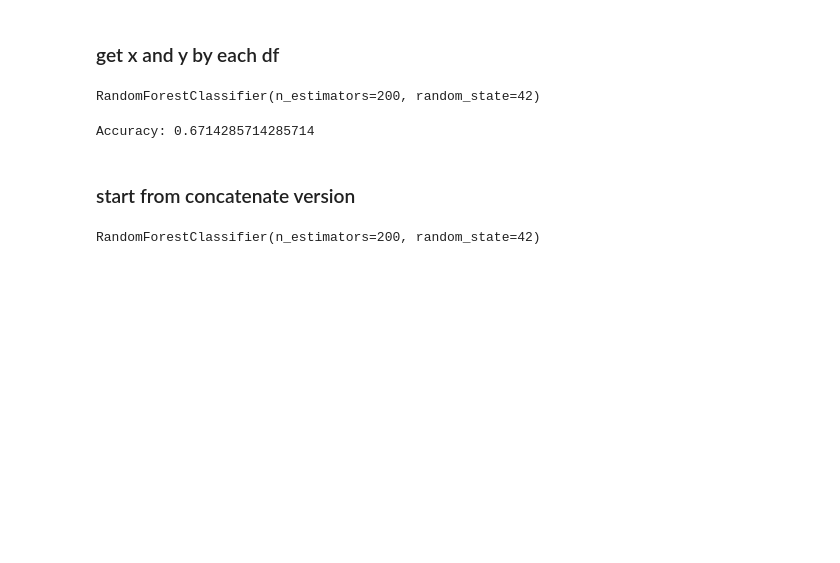
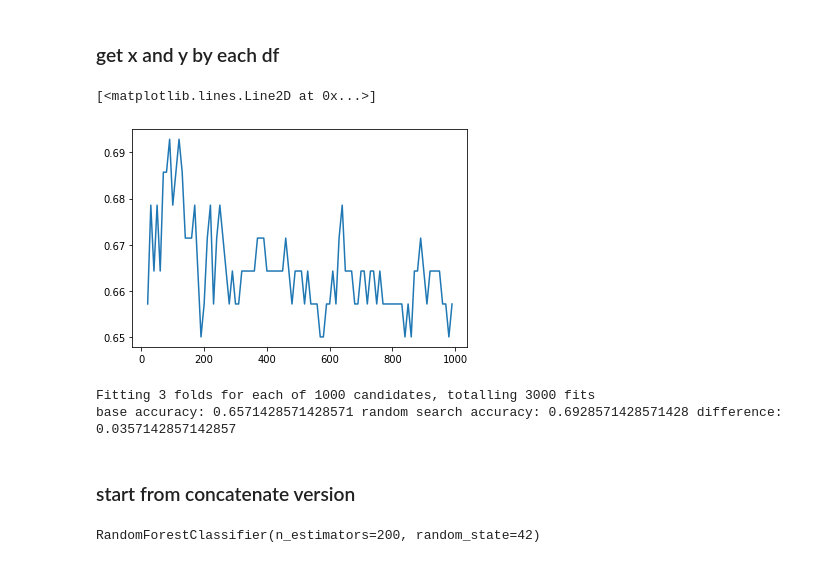
Before and after one commit to arobers1/CSYS5870, a Jupyter notebook: Clean_Concat_Data_RF.ipynb, the cells around one changed output. Drawn from its saved outputs; the diff is of its cells as text; code cells hidden in the pictures; blank space fills up the shorter version.

Commit message:
did some random parameter searching

```diff
--- a/Clean_Concat_Data_RF.ipynb
+++ b/Clean_Concat_Data_RF.ipynb
@@ -347,21 +349,51 @@ x_tests = pd.concat(x_tests, axis=0)
 y_trains = pd.concat(y_trains, axis=0)
 y_tests = pd.concat(y_tests, axis=0)
 # %%
-# Create and train the random forest classifier
-rf_classifier = RandomForestClassifier(n_estimators=200, random_state=42)
-rf_classifier.fit(x_trains, y_trains)
+accuracies = []
+ns = np.arange(20, 500, 20)
+for n in ns:
+    # Create and train the random forest classifier
+    rf_classifier = RandomForestClassifier(n_estimators=n, random_state=42)
+    rf_classifier.fit(x_trains, y_trains)
+
+    # splitting across the samples
+    # Predict on the test set
+    y_pred = rf_classifier.predict(x_tests)
+
+    # Calculate accuracy
+    accuracy = accuracy_score(y_tests, y_pred)
+    accuracies.append(accuracy)
+    #print("Accuracy:", accuracy)
+plt.plot(ns,accuracies)
 # %% [output]
-RandomForestClassifier(n_estimators=200, random_state=42)
+[<matplotlib.lines.Line2D at 0x...>]
+[figure, added]
-# %%
-# splitting across the samples
-# Predict on the test set
-y_pred = rf_classifier.predict(x_tests)
-
-# Calculate accuracy
-accuracy = accuracy_score(y_tests, y_pred)
-print("Accuracy:", accuracy)
-# %% [output]
-Accuracy: 0.6714285714285714
+# %%
+from sklearn.model_selection import RandomizedSearchCV
+
+
+rf_classifier = RandomForestClassifier(n_estimators=200, random_state=42)
+rf_classifier.fit(x_trains, y_trains)
+
+random_params= {'n_estimators': np.arange(20, 500, 20),
+                'max_features': ['auto', 'sqrt'],
+                'max_depth': [*np.arange(3,50,5),None],
+                'min_samples_split': np.arange(2,10),
+                'bootstrap': [True, False]
+               }
+
+random_classifier = RandomizedSearchCV(estimator=rf_classifier, param_distributions=random_params, n_iter=1000, cv=3,verbose=1, random_state=42, n_jobs=-1)
+random_classifier.fit(x_trains, y_trains)
+
+y_pred = rf_classifier.predict(x_tests)
+random_y_pred = random_classifier.best_estimator_.predict(x_tests)
+
+accuracy = accuracy_score(y_tests, y_pred)
+random_accuracy = accuracy_score(y_tests, random_y_pred)
+print('base accuracy:', accuracy, 'random search accuracy:', random_accuracy, 'difference:', random_accuracy-accuracy)
+# %% [output]
+Fitting 3 folds for each of 1000 candidates, totalling 3000 fits
+base accuracy: 0.6571428571428571 random search accuracy: 0.6928571428571428 difference: 0.0357142857142857
 # %% [markdown]
 ### start from concatenate version
 # %%
```
Also changed, not shown: parts of 6 cells of this notebook, 1 other file.
